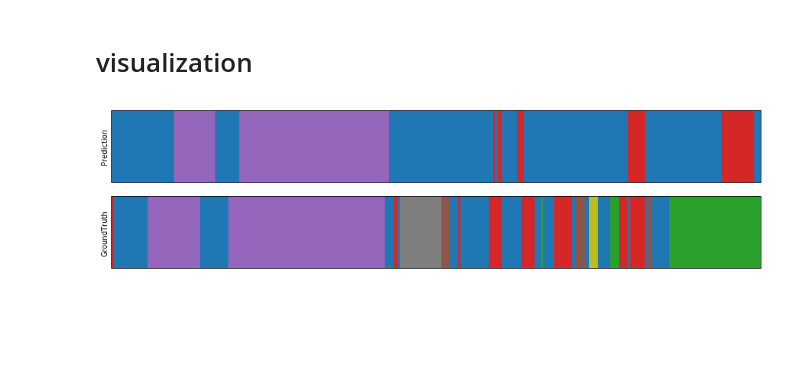
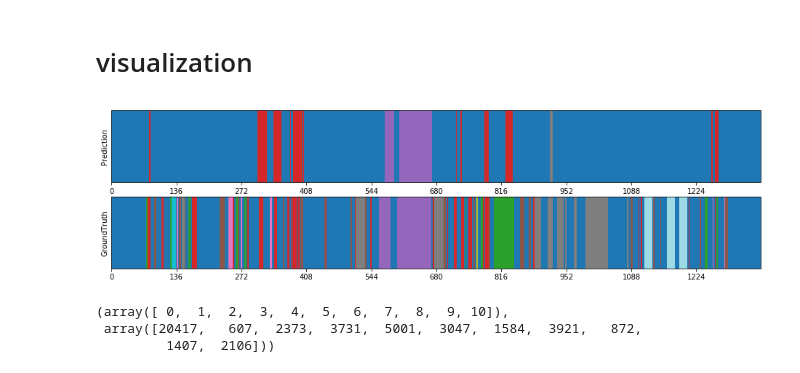
Before and after one commit to thtang/DLCV2018SPRING, a Jupyter notebook: hw5/train/Seq2Seq_classification.ipynb, the cells around one changed output. Saved outputs shown, nothing was run; the diff lists cells and outputs as text; code cells hidden in the pictures; blank space fills up the shorter version.

```diff
--- a/hw5/train/Seq2Seq_classification.ipynb
+++ b/hw5/train/Seq2Seq_classification.ipynb
@@ -22,11 +22,11 @@ import torch.nn as nn
 env: CUDA_VISIBLE_DEVICES=0
 # %%
 # load features
-with open("../features/train_cut_features_350.pkl", "rb") as f:
+with open("../features/train_cut_features_350_50.pkl", "rb") as f:
     train_cut_features = pickle.load(f)
-with open("../features/train_cut_labels_350.pkl", "rb") as f:
+with open("../features/train_cut_labels_350_50.pkl", "rb") as f:
     train_cut_labels = pickle.load(f)
-with open("../features/train_cut_lengths_350.pkl", "rb") as f:
+with open("../features/train_cut_lengths_350_50.pkl", "rb") as f:
     train_cut_lengths = pickle.load(f)
 
 with open("../features/valid_cut_features_no_cut.pkl", "rb") as f:
@@ -92,6 +92,7 @@ class Loss(nn.Module):
         return loss
 # %%
 feature_size = 1024*7*7
+# feature_size = 2048
 model = seq2seq(feature_size,hidden_size=512,dropout=0.5, n_layers=2).cuda()
 # model.load_state_dict(weights)
 
@@ -100,6 +101,8 @@ BATCH_SIZE = 32
 loss_function = Loss().cuda()
 max_accuracy = 0
 model.train()
+training_loss_list = []
+validation_acc_list = []
 for epoch in range(20):
     print("Epoch:", epoch+1)
     CE_loss = 0.0
@@ -121,7 +124,6 @@ for epoch in range(20):
         input_lengths = train_lengths_sfl[index:index+BATCH_SIZE]
         input_X, input_y, input_lengths = sort_pad(input_X, input_lengths, input_y)
         # use GPU
-#         input_X = torch.nn.utils.rnn.pad_sequence(input_X).cuda()
         # forward + backward + optimize
         output = model(input_X.cuda(), input_lengths)
         # compute loss for each sample in training data
@@ -130,7 +132,7 @@ for epoch in range(20):
         optimizer.step()
         CE_loss += loss.cpu().data.numpy()
     print("training loss",CE_loss)
-
+    training_loss_list.append(CE_loss)
     # validation
     same_difference = []
     with torch.no_grad():
@@ -150,6 +152,7 @@ for epoch in range(20):
         for i in same_difference:
             total+=list(i)
         accuracy = np.mean(total)
+        validation_acc_list.append(accuracy)
         print("validation accuracy: ",accuracy)
     if accuracy > max_accuracy:
         max_accuracy = accuracy
@@ -176,5 +199,12 @@ validation accuracy:  0.540956749672346
 # %% [markdown]
 # inference
+# %%
+with open("../features/valid_cut_features_no_cut.pkl", "rb") as f:
+    valid_cut_features = pickle.load(f)
+with open("../features/valid_cut_labels_no_cut.pkl", "rb") as f:
+    valid_cut_labels = pickle.load(f)
+with open("../features/valid_cut_lengths_no_cut.pkl", "rb") as f:
+    valid_cut_lengths = pickle.load(f)
 # %%
 feature_size = 1024*7*7
 model = seq2seq(feature_size,hidden_size=512,dropout=0.5, n_layers=2).cuda()
@@ -205,41 +241,39 @@ for i in range(len(valid_dir_name)):
 # %%
 # reference: https://matplotlib.org/2.0.2/examples/api/colorbar_only.html
 video_num = 4
-test = valid_output[video_num][544:844]
-answer = valid_cut_labels[video_num][544:844]
+test = valid_output[video_num]
+answer = valid_cut_labels[video_num]
 plt.figure(figsize=(16,4))
 ax = plt.subplot(211)
 
 # colors = ["wheat", "turqoise", "teal", "sienna", "salmon", "orange",
 #           "lightblue", "lavender", "gold", "darkblue", "azure"]
 colors = plt.cm.get_cmap('tab20',11).colors
 cmap = matplotlib.colors.ListedColormap([colors[idx] for idx in test])
 # cmap = plt.cm.get_cmap("tab20", 11)
 bounds = [i for i in range(len(test))]
 norm = matplotlib.colors.BoundaryNorm(bounds, cmap.N)
 cb1 = matplotlib.colorbar.ColorbarBase(ax, cmap=cmap,
                                        norm=norm,
                                        boundaries=bounds,
                                        spacing='proportional',
-                                       orientation='horizontal',
-                                       ticks= range(544,844))
+                                       orientation='horizontal')
 ax.set_ylabel('Prediction')
 
 ax2 = plt.subplot(212)
 cmap = matplotlib.colors.ListedColormap([colors[idx] for idx in answer])
 bounds = [i for i in range(len(test))]
 norm = matplotlib.colors.BoundaryNorm(bounds, cmap.N)
 cb2 = matplotlib.colorbar.ColorbarBase(ax2, cmap=cmap,
                                        norm=norm,
                                        boundaries=bounds,
                                        spacing='proportional',
-                                       orientation='horizontal',
-                                       ticks= list(range(544,844)))
+                                       orientation='horizontal')
 
 
 ax2.set_ylabel('GroundTruth')
 
-plt.savefig("temporal_action_segmentation.png")
+plt.savefig("temporal_action_segmentation_v5.png")
 plt.show()
 # %% [output]
-[figure, old version]
+[figure, new version]
@@ -245,0 +285,6 @@ plt.show()
+# %%
+np.unique(all_training_labels, return_counts=True)
+# %% [output]
+(array([ 0,  1,  2,  3,  4,  5,  6,  7,  8,  9, 10]),
+ array([20417,   607,  2373,  3731,  5001,  3047,  1584,  3921,   872,
+         1407,  2106]))
```
Also changed, not shown: parts of 5 cells of this notebook, 2 other files.
